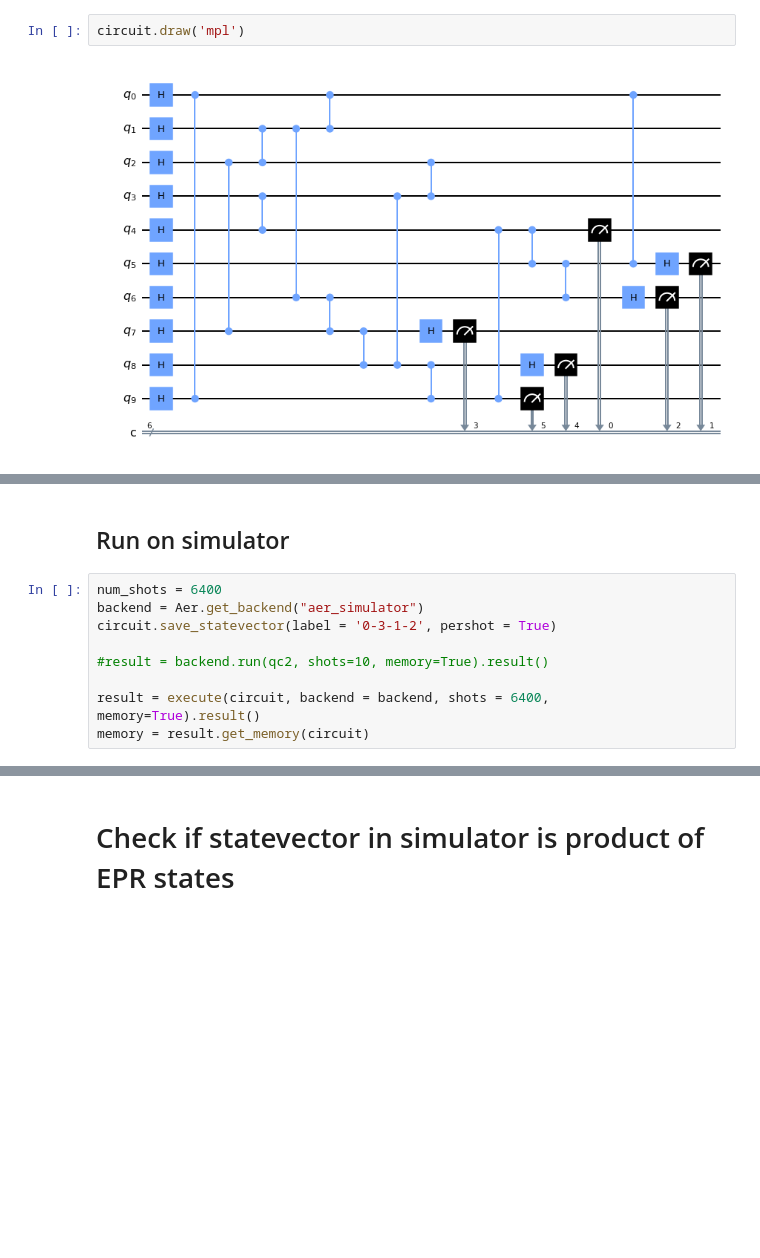
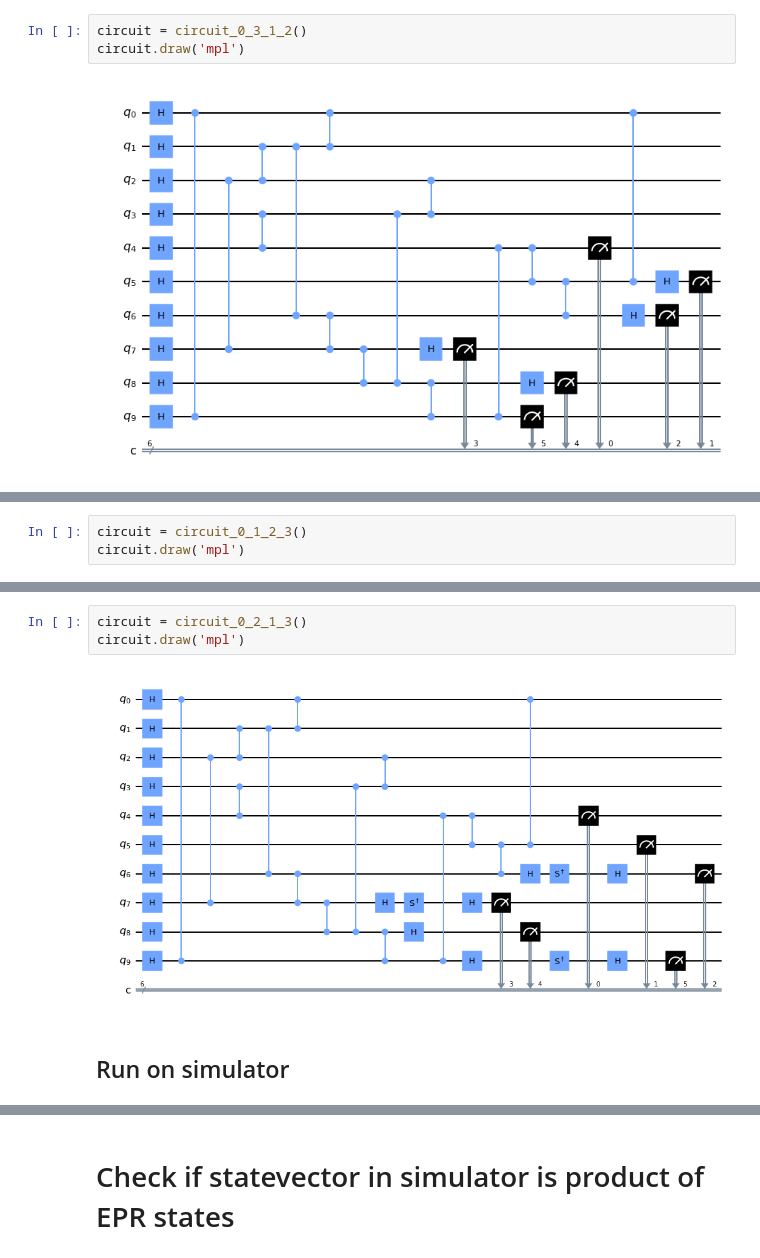
Before and after one commit to yashsharma25/generating-k-epr-pairs, a Jupyter notebook: epr_final.ipynb, the cells around one changed output, grey strips where cells are left out. Drawn from its saved outputs; the diff is of its cells as text; blank space fills up the shorter version.

Commit message:
Simulate all 3 example circuits

```diff
--- a/epr_final.ipynb
+++ b/epr_final.ipynb
@@ -89,4 +90,5 @@ circuit.measure(qreg_q[9], creg_c[5])
 # %%
+circuit = circuit_0_3_1_2()
 circuit.draw('mpl')
 # %% [output]
 [figure]
@@ -140 +146,4 @@ circuit.measure(qreg_q[9], creg_c[5])
+# %%
+circuit = circuit_0_1_2_3()
+circuit.draw('mpl')
 # %% [markdown]
@@ -191,14 +202,10 @@ circuit.measure(qreg_q[9], creg_c[5])
+# %%
+circuit = circuit_0_2_1_3()
+circuit.draw('mpl')
+# %% [output]
+[figure, added]
 # %% [markdown]
 ## Run on simulator
-# %%
-num_shots = 6400
-backend = Aer.get_backend("aer_simulator")
-circuit.save_statevector(label = '0-3-1-2', pershot = True)
-
-#result = backend.run(qc2, shots=10, memory=True).result()
-
-result = execute(circuit, backend = backend, shots = 6400,  memory=True).result()
-memory = result.get_memory(circuit)
 # %%
 def run_on_simulator(circuit, label):
     num_shots = 6400
```
Also changed, not shown: parts of 12 cells of this notebook.
